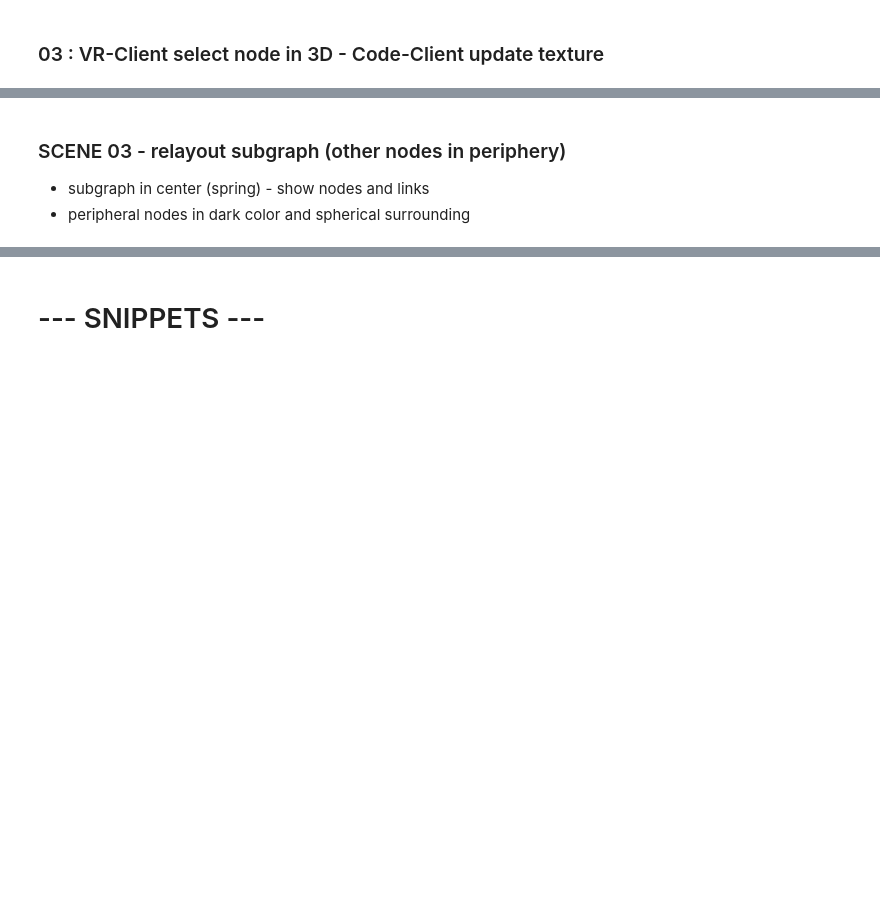
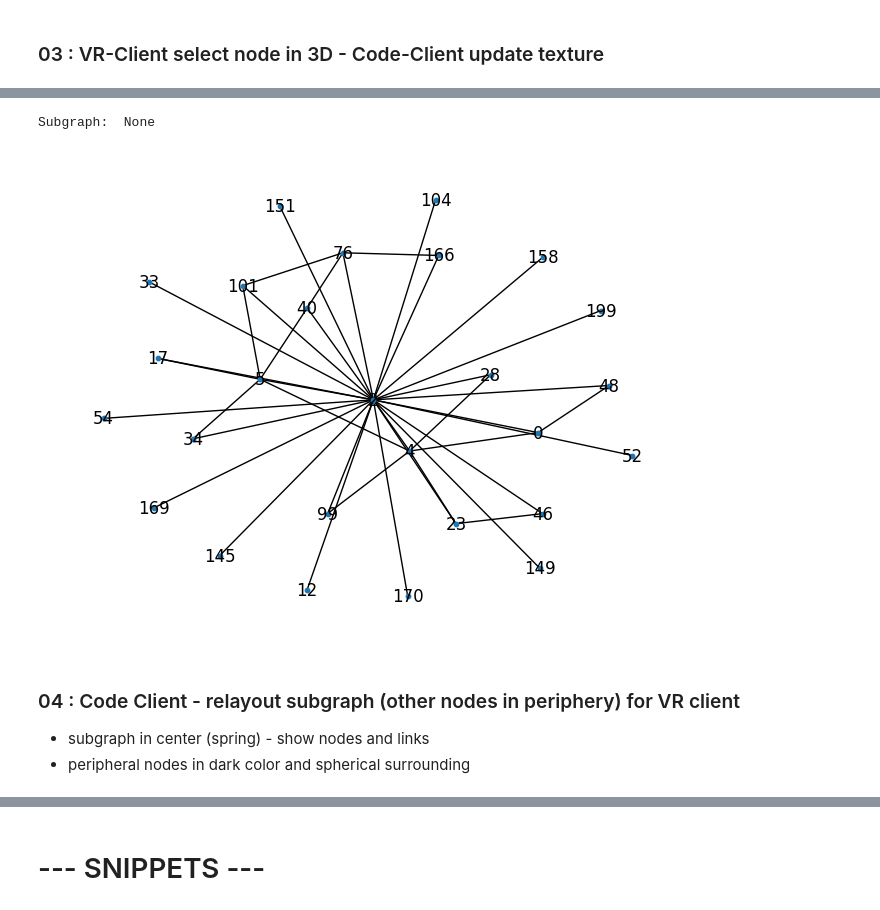
Before and after one commit to menchelab/DataDiVR_WebApp, a Jupyter notebook: _RealtimeCommunication.ipynb, the cells around one changed output, grey strips where cells are left out. Saved outputs shown, nothing was run; the diff lists cells and outputs as text; code cells hidden in the pictures; blank space fills up the shorter version.

```diff
--- a/_RealtimeCommunication.ipynb
+++ b/_RealtimeCommunication.ipynb
@@ -154,4 +153,12 @@ tools.highlight_node_withlinks(node_ids, temp_name="temp_node_highlight")
+# %%
+# extract subnetwork from selected node
+
+node_id = 2
+tools.extract_and_highlight_subnetwork(node_id, relayout=False, color = (20,100,0,200))
+# %% [output]
+Subgraph:  None
+[figure, added]
 # %% [markdown]
-### SCENE 03 - relayout subgraph (other nodes in periphery)
+### 04 : Code Client - relayout subgraph (other nodes in periphery) for VR client
 + subgraph in center (spring) - show nodes and links
 + peripheral nodes in dark color and spherical surrounding
```
Also changed, not shown: parts of 13 cells of this notebook, 1 other file.
